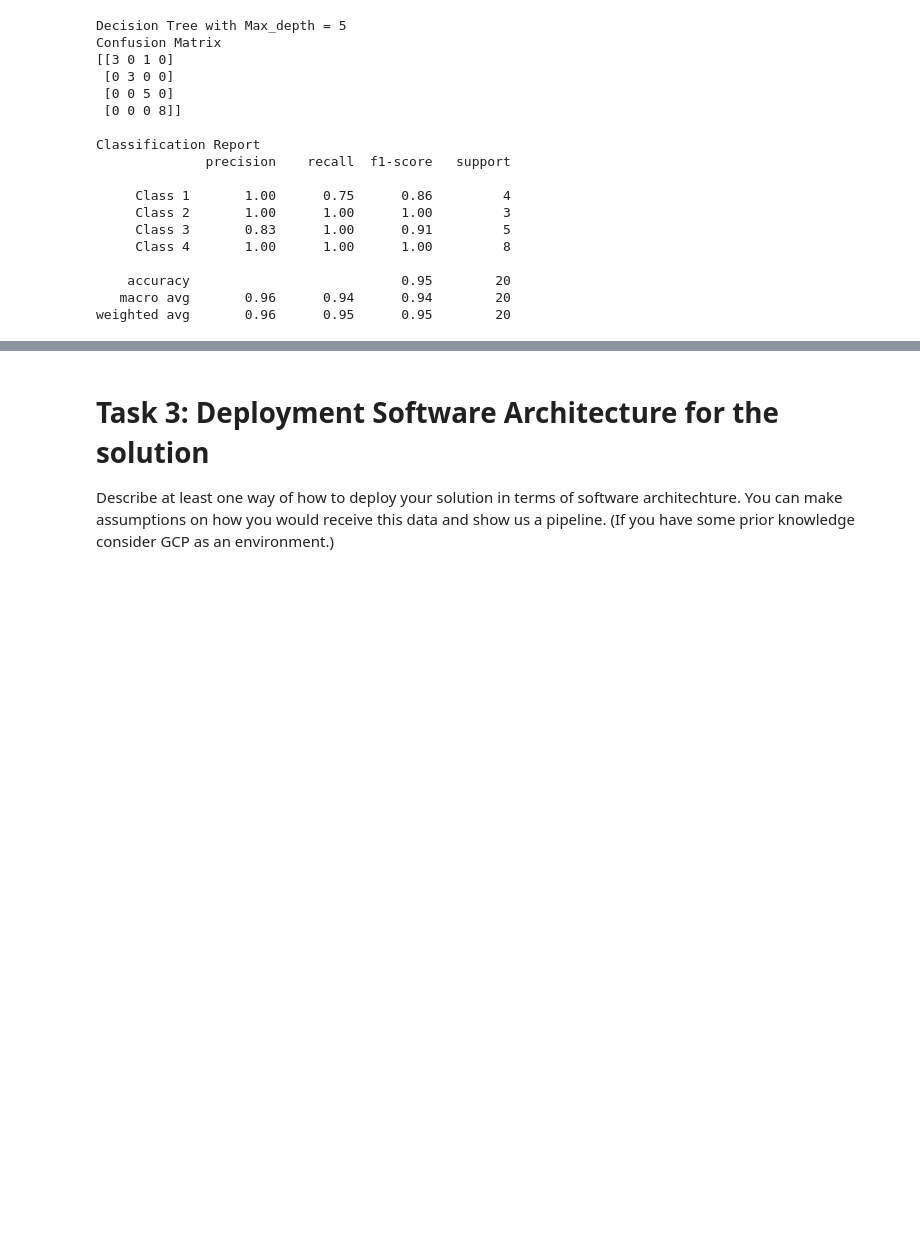
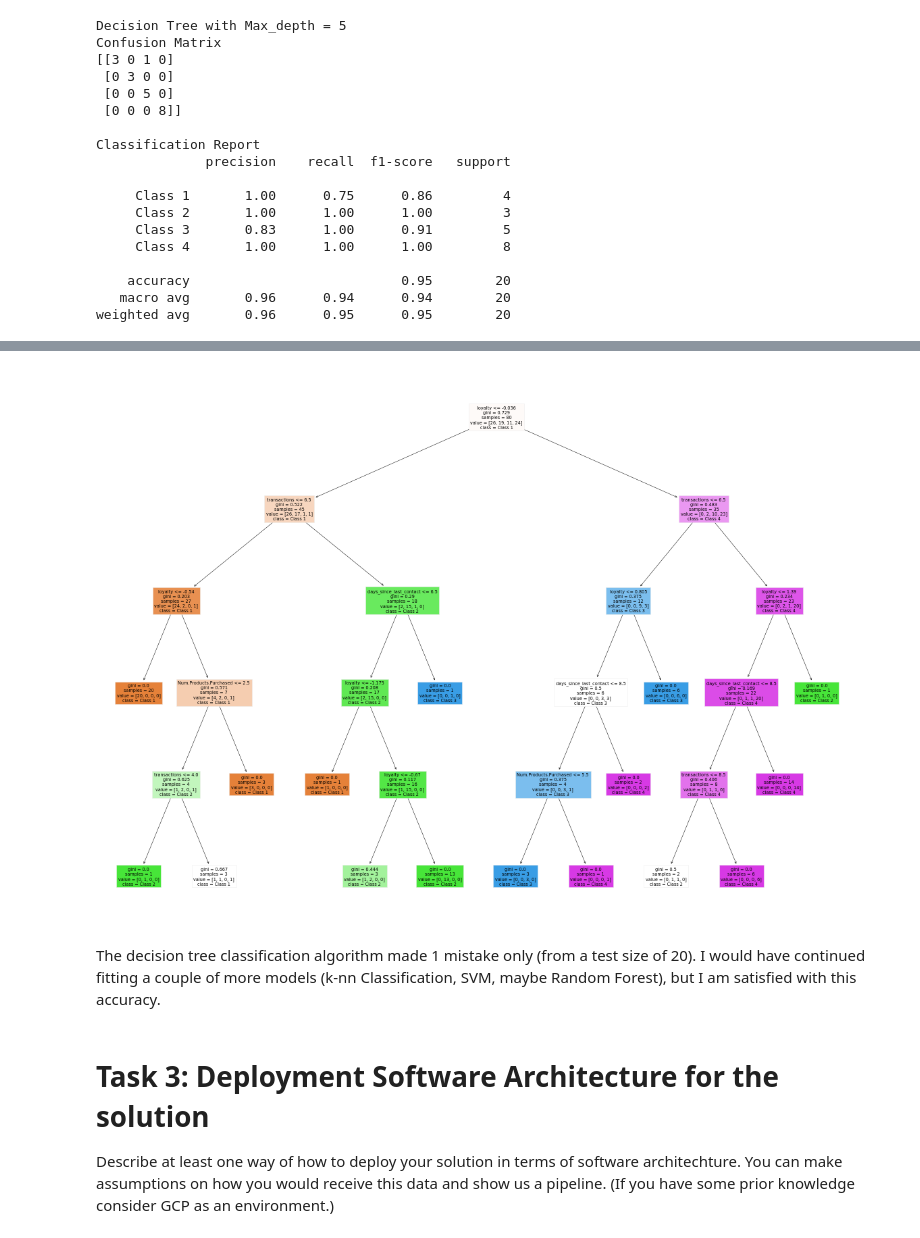
Before and after one commit to norberte/Market-Basket-Analysis, a Jupyter notebook: analysis.ipynb, the cells around one changed output, grey strips where cells are left out. Saved outputs shown, nothing was run; the diff lists cells and outputs as text; code cells hidden in the pictures; blank space fills up the shorter version.

```diff
--- a/analysis.ipynb
+++ b/analysis.ipynb
@@ -574,3 +622,19 @@ weighted avg       0.96      0.95      0.95        20
+# %%
+import graphviz
+from sklearn import tree
+
+fig = plt.figure(figsize=(20,15))
+_ = tree.plot_tree(decTree_2,
+                   feature_names=['transactions', 'loyalty', 'days_since_last_contact', 'Num.Products.Purchased'],
+                   class_names= ['Class 1', 'Class 2', 'Class 3', 'Class 4'],
+                   filled=True)
+
+fig.show()
+fig.savefig("decision_tree.png")
+# %% [output]
+[figure, added]
+# %% [markdown]
+The decision tree classification algorithm made 1 mistake only (from a test size of 20). I would have continued fitting a couple of more models (k-nn Classification, SVM, maybe Random Forest), but I am satisfied with this accuracy.
 # %% [markdown]
 # Task 3: Deployment Software Architecture for the solution
 
```
Also changed, not shown: parts of 23 cells of this notebook, 2 other files.
